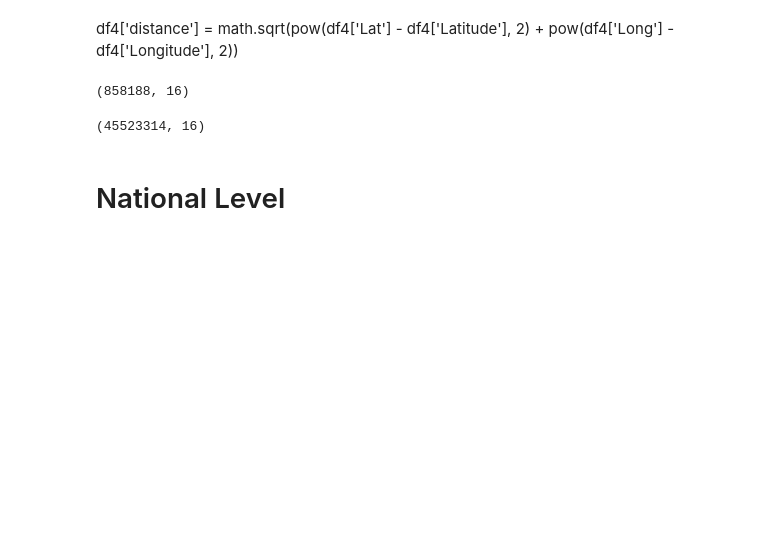
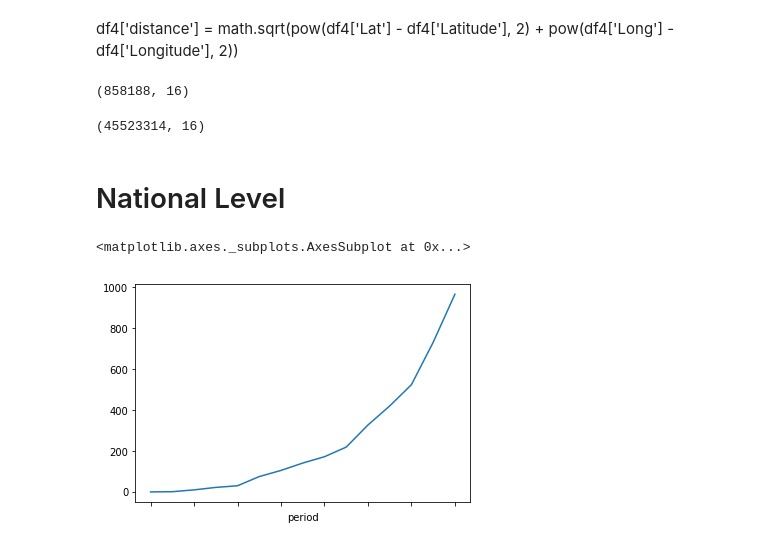
Before and after one commit to hongzhuny/covid-19-local-impact, a Jupyter notebook: covid19-zip.ipynb, the cells around one changed output. Drawn from its saved outputs; the diff is of its cells as text; code cells hidden in the pictures; blank space fills up the shorter version.

```diff
--- a/covid19-zip.ipynb
+++ b/covid19-zip.ipynb
@@ -10,6 +15,7 @@ from datetime import datetime
 # %%
 filename = 'Confirmed'
 country = 'US'
+state = 'NY'
 # %%
 dt = datetime.now().strftime('%Y%m%d')
 # %% [markdown]
@@ -48,0 +55,7 @@ df1.shape
+# %%
+if (state == 'New York') | (state == 'NY'):
+    df1 = df[(df['Country/Region'] == country) & ((df['Province/State'] == 'New York') | df['Province/State'].str.contains('NY'))]
+elif state != 'all':
+    df1 = df[(df['Country/Region'] == country) & (df['Province/State'].str.contains(state))]
+else:
+    df1 = df[df['Country/Region'] == country]
@@ -139,4 +151,6 @@ df5.to_csv('zipaffected_' + filename + '_' + dt + '.csv')
 # National Level
 # %%
 df_national = df3.groupby(['period'])['case_counts'].agg('sum')
+# %%
+df_national = df_national.sort_values()
 # %%
@@ -143,0 +158,5 @@ df_national.to_csv(country + '_' + filename + "_" + dt + "_national.csv", header
+# %%
+df_national.plot()
+# %% [output]
+<matplotlib.axes._subplots.AxesSubplot at 0x...>
+[figure, added]
```
Also changed, not shown: parts of 13 cells of this notebook.
